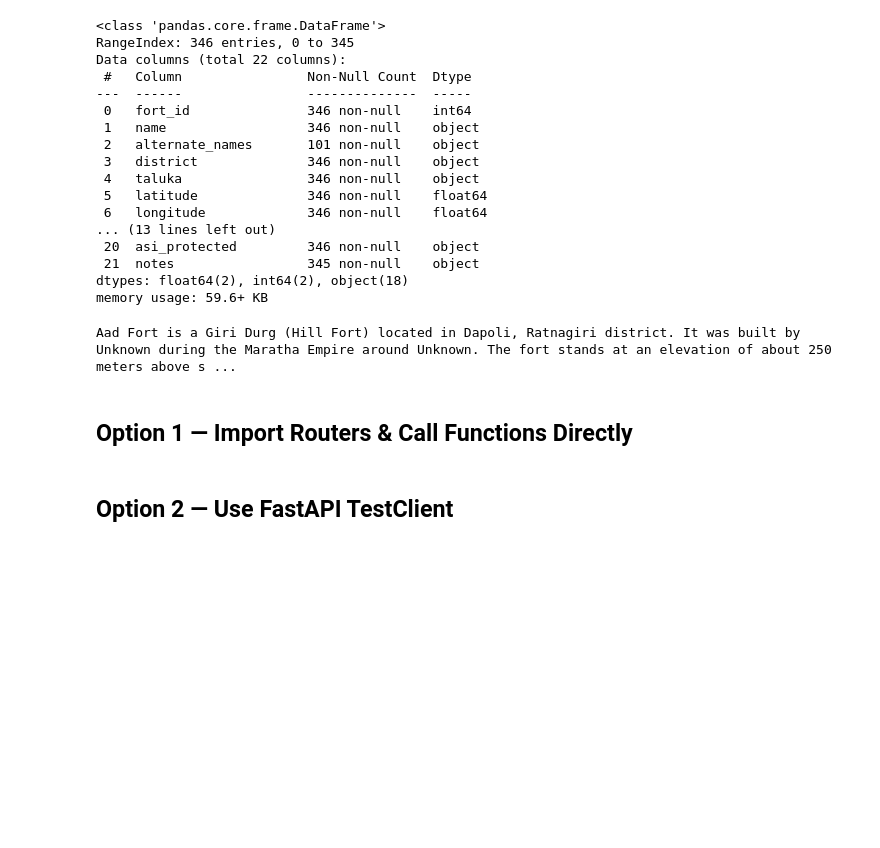
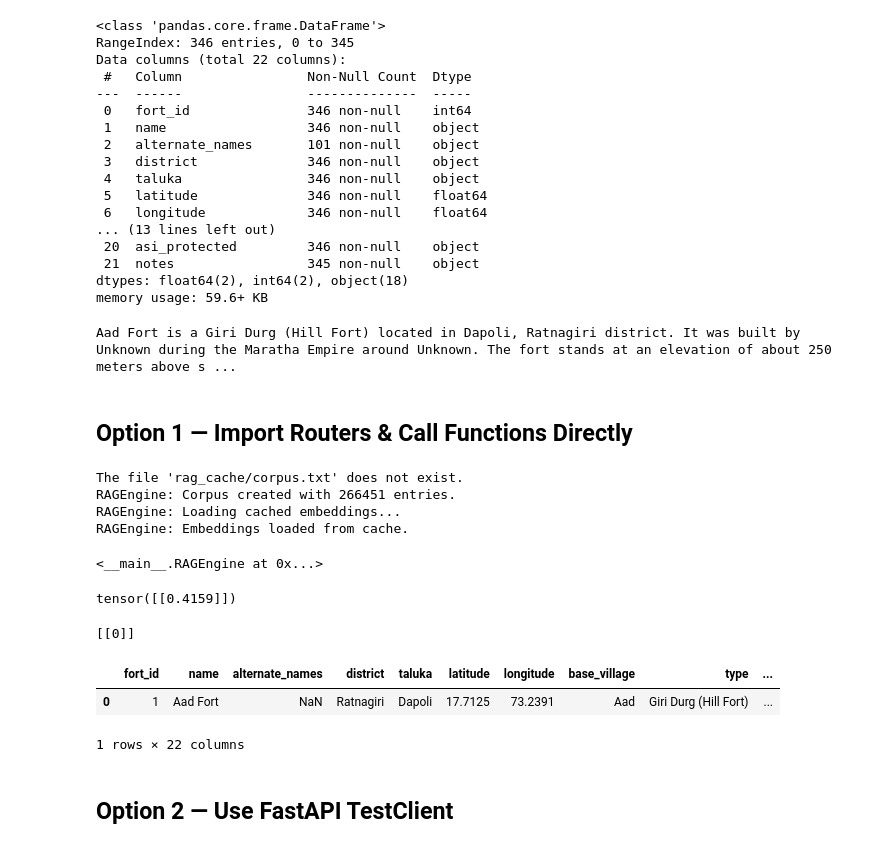
Before and after one commit to vasant1012/Pride-of-Sahyadri, a Jupyter notebook: noebooks/maharashtra-forts-analysis.ipynb, the cells around one changed output. Saved outputs shown, nothing was run; the diff lists cells and outputs as text; code cells hidden in the pictures; blank space fills up the shorter version.

```diff
--- a/noebooks/maharashtra-forts-analysis.ipynb
+++ b/noebooks/maharashtra-forts-analysis.ipynb
@@ -100,12 +216,29 @@ predict_cluster(lat=18.52, lon=73.85)
 # %%
-from src.core.rag_engine import RAGEngine
-
 rag = RAGEngine()
-rag.load_data(df=df)
+rag.build_corpus(df=df)
 rag.build_index()
+# %% [output]
+The file 'rag_cache/corpus.txt' does not exist.
+RAGEngine: Corpus created with 266451 entries.
+RAGEngine: Loading cached embeddings...
+RAGEngine: Embeddings loaded from cache.
+<__main__.RAGEngine at 0x...>
 # %%
-result = rag.query("sea fort with strong historical importance", k=3)
-result
+scores = rag.query("sea fort with strong historical importance", k=3)
+scores
+# %% [output]
+tensor([[0.4159]])
+# %%
+top_idx = torch.topk(scores, 1).indices.tolist()
+top_idx
+# %% [output]
+[[0]]
+# %%
+df.iloc[top_idx[0]]
+# %% [output]
+|  | fort_id | name | alternate_names | district | taluka | latitude | longitude | base_village | type | ... |
+| 0 | 1 | Aad Fort | NaN | Ratnagiri | Dapoli | 17.7125 | 73.2391 | Aad | Giri Durg (Hill Fort) | ... |
+1 rows × 22 columns
 # %%
 from src.core.recommender import recommend_by_proximity, recommend_similar
 # %%
```
Also changed, not shown: parts of 44 cells of this notebook.
